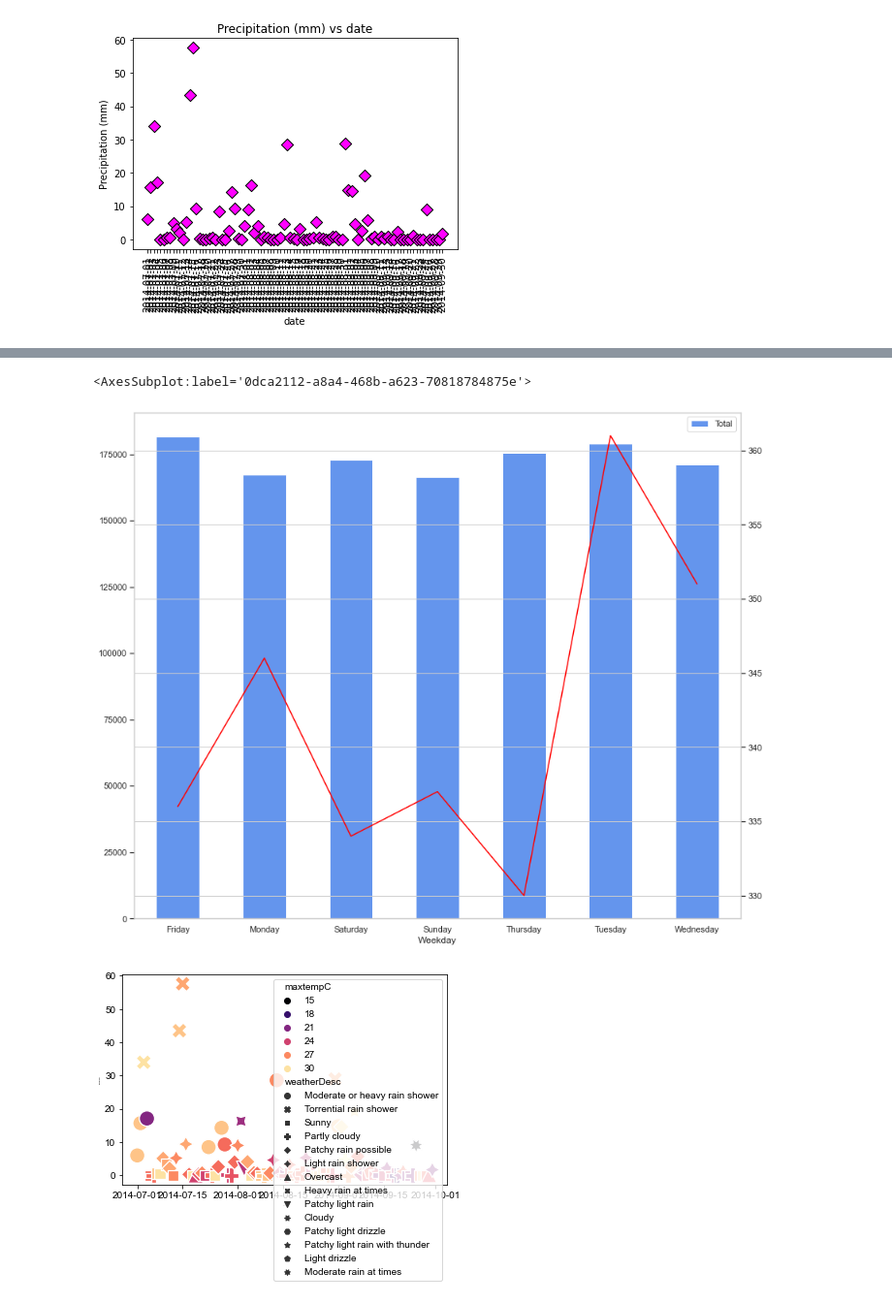
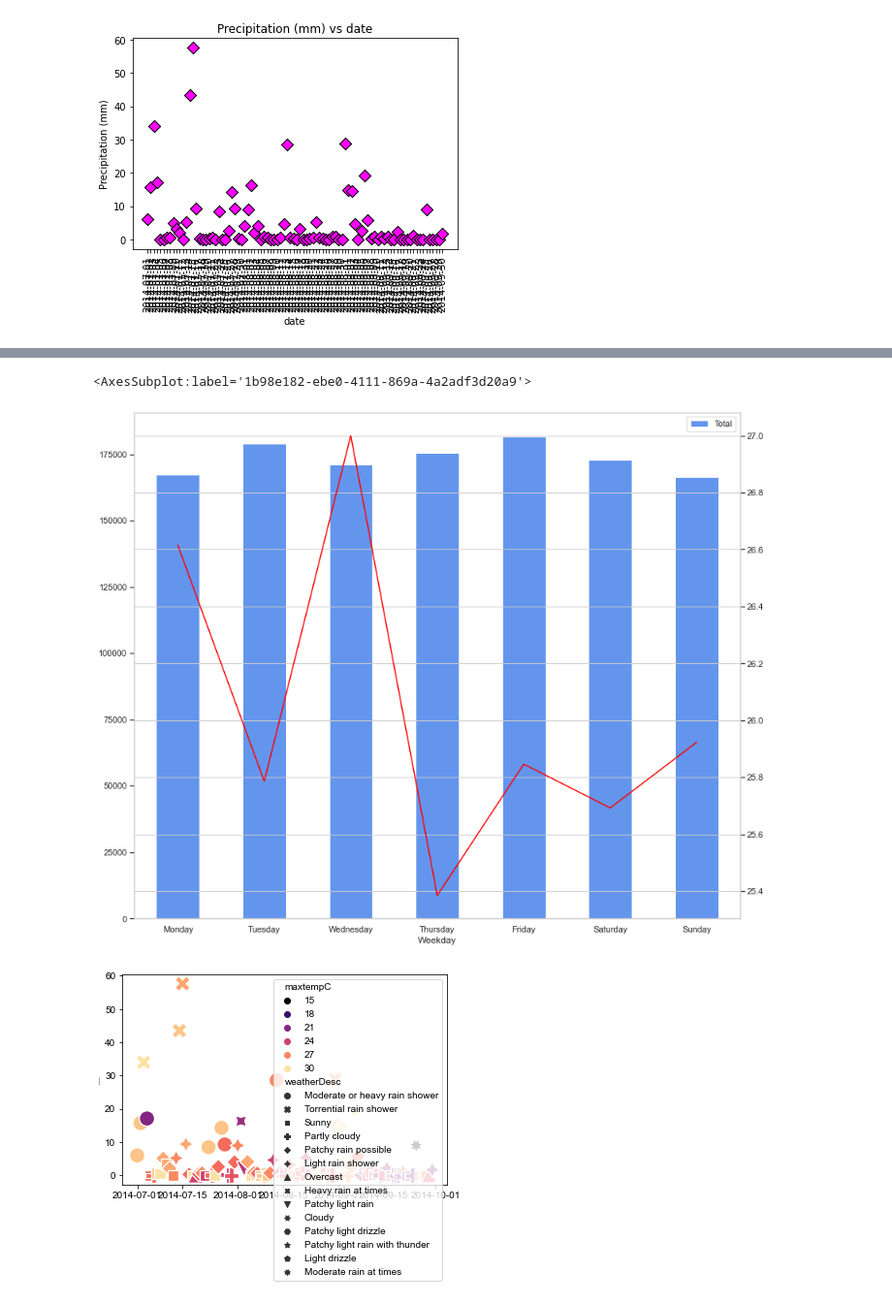
Before and after one commit to P219-C/G5_project-1_UWADA, a Jupyter notebook: Group5_main.ipynb, the cells around one changed output, grey strips where cells are left out. Shown at 97% size. Drawn from its saved outputs; the diff is of its cells as text; code cells hidden in the pictures.

Commit message:
New data frame created ('weekday_df') made out of total and mean values

```diff
--- a/Group5_main.ipynb
+++ b/Group5_main.ipynb
@@ -386,7 +387,7 @@ weather_rides_df = weather_rides_df.merge(weather_data, left_on = "date", right_
 weather_rides_df["Weekday"] = weather_rides_df[column_date].dt.weekday
 
 days = {0:'Monday', 1:'Tuesday', 2:'Wednesday', 3:'Thursday', 4:'Friday', 5:'Saturday', 6:'Sunday'}
-
+days2 = ['Monday', 'Tuesday', 'Wednesday', 'Thursday', 'Friday', 'Saturday', 'Sunday']
 weather_rides_df["Weekday"] = weather_rides_df["Weekday"].map(days)
 # %%
 weather_rides_df
@@ -433,6 +434,13 @@ plt.show()
 # %% [output]
 [figure]
 # %%
-groupby_weekday = weather_rides_df.groupby("Weekday").sum()
-groupby_weekday
+groupby_weekday_sum = weather_rides_df[["count_American", "count_Carmel", "count_Diplo", "count_Federal", "count_Firstclass", "count_Highclass", "count_Prestige", "count_Skyline", "Total", "Weekday"]].groupby("Weekday").sum().reset_index()
+print(groupby_weekday_sum)
+groupby_weekday_average = weather_rides_df[["maxtempC", "avgtempC", "uvIndex", "precipMM", "cloudcover", "humidity", "weatherDesc", "Weekday"]].groupby("Weekday").mean().reset_index()
+print(groupby_weekday_average)
+
+weekday_df = groupby_weekday_sum.copy()
+weekday_df = weekday_df.merge(groupby_weekday_average, on = "Weekday", how = "outer", suffixes = (f"_sum", f"_mean")).set_index("Weekday")
+weekday_df = weekday_df.reindex(days2)
+weekday_df
 # %% [output]
@@ -448,9 +473,9 @@ groupby_weekday
 # %%
-groupby_weekday[['Total']].plot(kind='bar', color=['cornflowerblue'], label= "Total number of rides per day")
-groupby_weekday['maxtempC'].plot(color=['red'], secondary_y=True, label = "Max temperature of the day")
+weekday_df[['Total']].plot(kind='bar', color=['cornflowerblue'], label= "Total number of rides per day")
+weekday_df['maxtempC'].plot(color=['red'], secondary_y=True, label = "Max temperature of the day")
 # %% [output]
-<AxesSubplot:label='0dca2112-a8a4-468b-a623-70818784875e'>
+<AxesSubplot:label='1b98e182-ebe0-4111-869a-4a2adf3d20a9'>
-[figure, old version]
+[figure, new version]
 # %%
 # Seaborn scatter plot
 sns.scatterplot(data=weather_data, x="date", y="precipMM", hue="maxtempC", style="weatherDesc", s=250, palette="magma")
```
Also changed, not shown: parts of 2 cells of this notebook.
